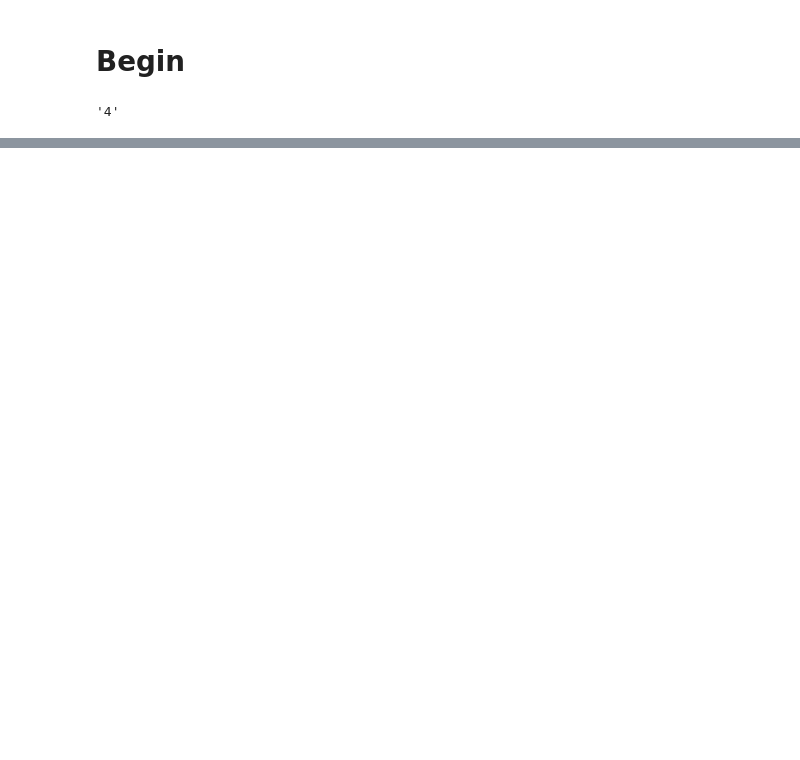
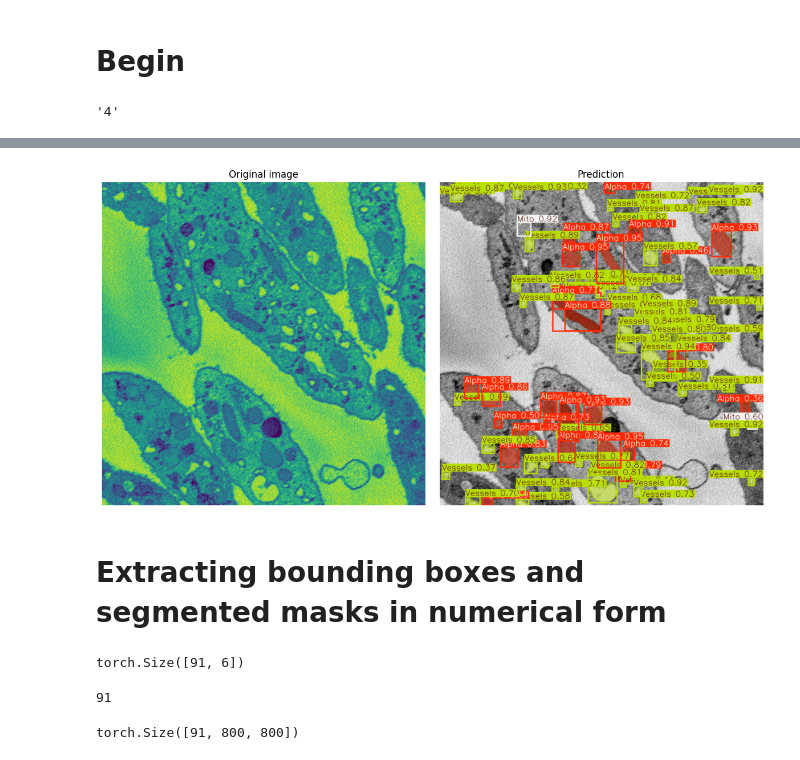
Before and after one commit to baelthebard42/Platelets-Semantic-Segmentation, a Jupyter notebook: train.ipynb, the cells around one changed output, grey strips where cells are left out. Saved outputs shown, nothing was run; the diff lists cells and outputs as text; code cells hidden in the pictures; blank space fills up the shorter version.

```diff
--- a/train.ipynb
+++ b/train.ipynb
@@ -36,3 +36,5 @@ results = model.train(data="./yolo_dataset/data.yaml",
                       batch=4,
                       imgsz=800
                       )
+# %%
+model = YOLO('results/train/weights/best.pt')
@@ -38,0 +97,35 @@ results = model.train(data="./yolo_dataset/data.yaml",
+# %%
+plt.figure(figsize=(12, 6))
+
+plt.subplot(1, 2, 1)
+plt.imshow(original_img)
+plt.title('Original image')
+plt.axis('off')
+
+plt.subplot(1,2, 2)
+plt.imshow(predicted_img)
+plt.title('Prediction')
+plt.axis('off')
+
+plt.tight_layout()
+plt.show()
+# %% [output]
+[figure, added]
+# %% [markdown]
+# Extracting bounding boxes and segmented masks in numerical form
+# %%
+results = predicted[0]
+boxes = results.boxes # this gives coordinates of the boxes
+boxes.shape
+# %% [output]
+torch.Size([91, 6])
+# %%
+polyg = results.masks.xyn # gives polygon coordinates of all classes
+len(polyg)
+# %% [output]
+91
+# %%
+masks = results.masks.data
+masks.shape
+# %% [output]
+torch.Size([91, 800, 800])
```
Also changed, not shown: parts of 13 cells of this notebook, 14 other files.
